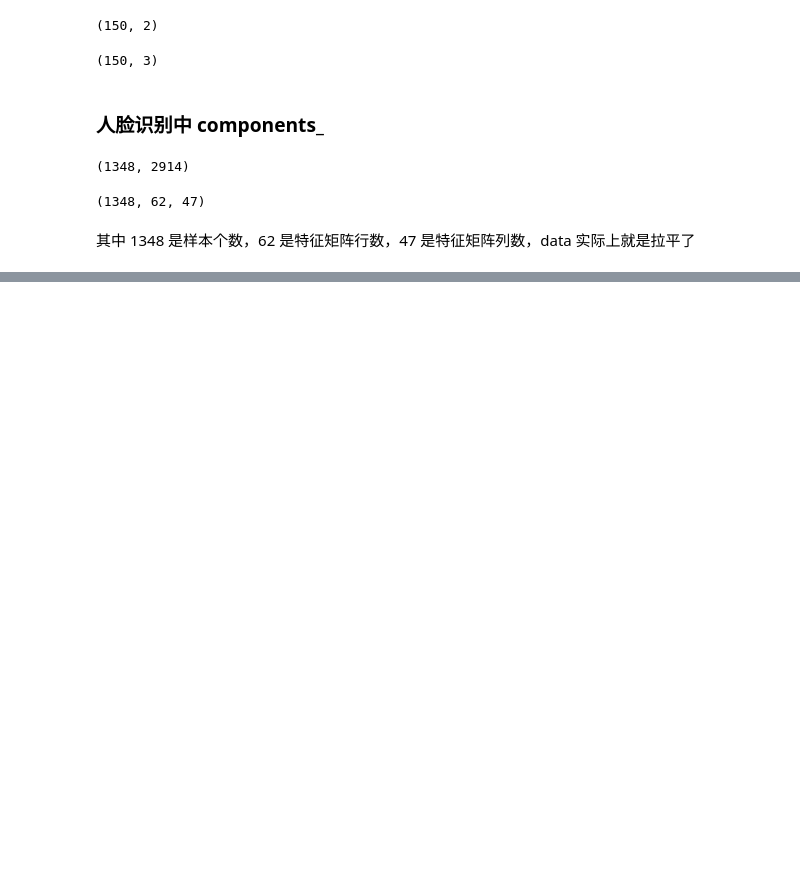
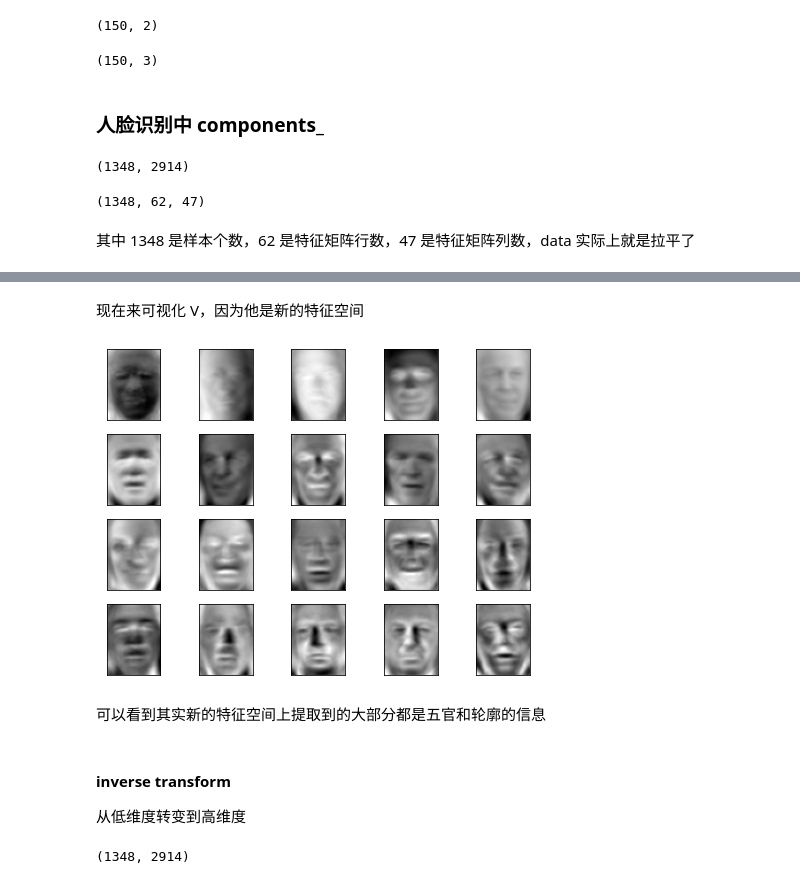
Before and after one commit to qitianyuu/sklearn, a Jupyter notebook: PCA_Code.ipynb, the cells around one changed output, grey strips where cells are left out. Cells and saved outputs as stored; diff of their text form; code cells hidden in the pictures; blank space fills up the shorter version.

```diff
--- a/PCA_Code.ipynb
+++ b/PCA_Code.ipynb
@@ -142,0 +148,23 @@ axes[0][0].imshow(faces.images[0,:,:])
+# %% [markdown]
+现在来可视化 V，因为他是新的特征空间
+# %%
+fig, axes = plt.subplots(4,5,
+                        figsize=(8,6),
+                        subplot_kw={'xticks':[],'yticks':[]})
+for i in range(20):
+    axes[i//5][i%5].imshow(V[i,:].reshape(62,47),cmap='gray')
+# %% [output]
+[figure, added]
+# %% [markdown]
+可以看到其实新的特征空间上提取到的大部分都是五官和轮廓的信息
+# %% [markdown]
+#### inverse transform
+从低维度转变到高维度
+# %%
+X = faces.data
+pca = PCA(n_components=150).fit(X)
+x_dr = pca.transform(X)
+x_inv = pca.inverse_transform(x_dr)
+x_inv.shape
+# %% [output]
+(1348, 2914)
```
Also changed, not shown: parts of 32 cells of this notebook, 1 other file.
